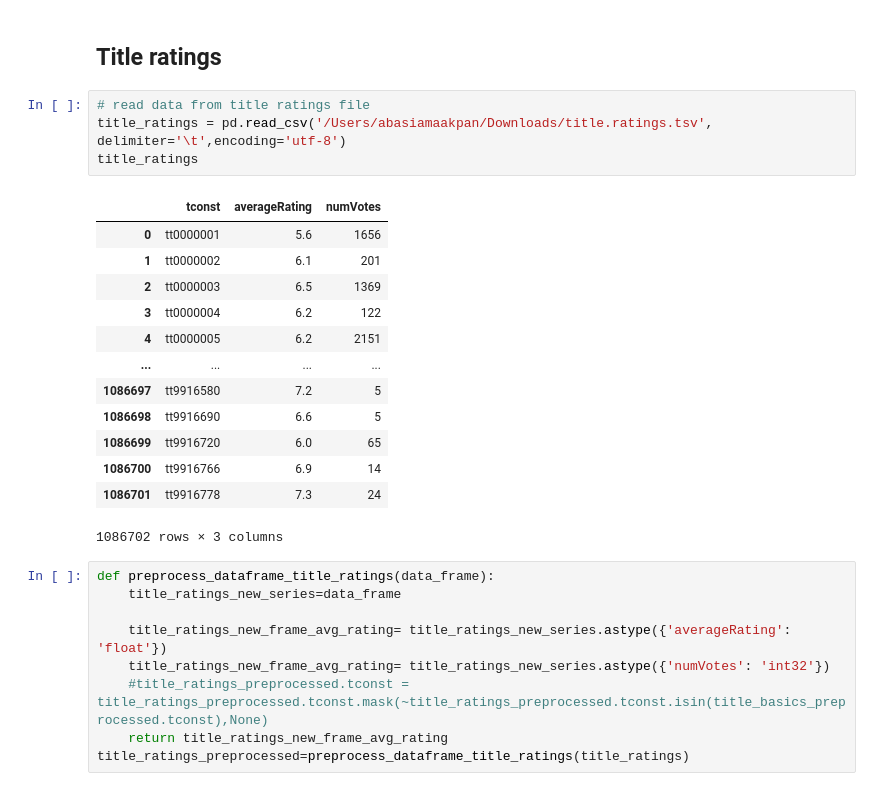
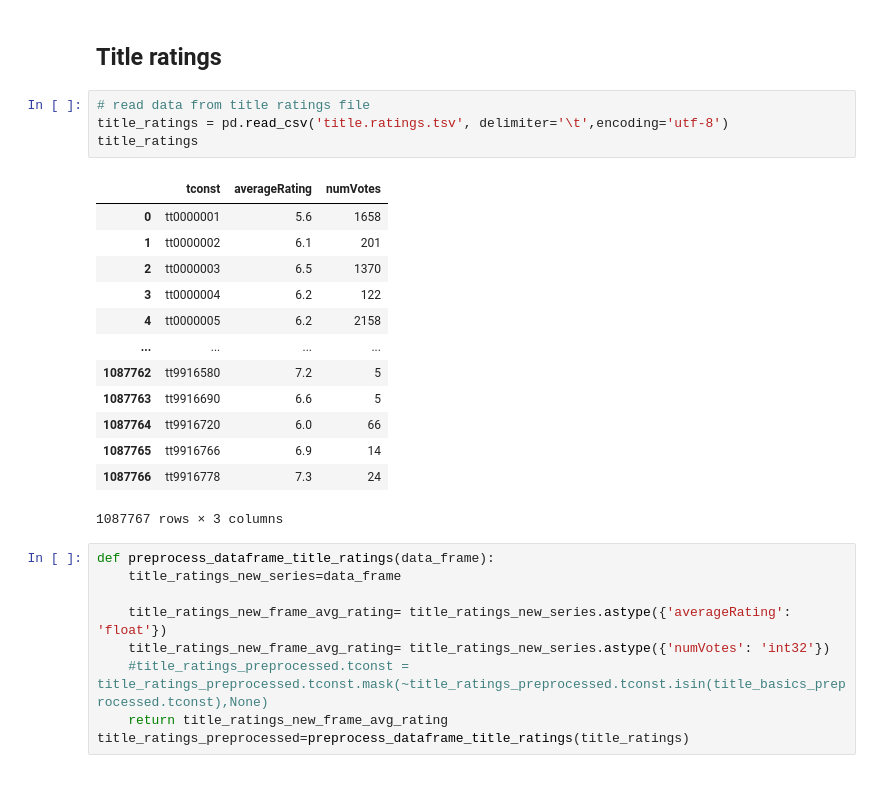
Before and after one commit to abasiamaakpan/Movie_Database_Application, a Jupyter notebook: Imdb_Database_App.ipynb, the cells around one changed output. Cells and saved outputs as stored; diff of their text form.

Commit message:
Fixed all tables

```diff
--- a/Imdb_Database_App.ipynb
+++ b/Imdb_Database_App.ipynb
@@ -410,22 +401,22 @@ del df
 ## Title ratings ##
 # %%
 # read data from title ratings file
-title_ratings = pd.read_csv('/Users/abasiamaakpan/Downloads/title.ratings.tsv', delimiter='\t',encoding='utf-8')
+title_ratings = pd.read_csv('title.ratings.tsv', delimiter='\t',encoding='utf-8')
 title_ratings
 # %% [output]
 |  | tconst | averageRating | numVotes |
-| 0 | tt0000001 | 5.6 | 1656 |
+| 0 | tt0000001 | 5.6 | 1658 |
 | 1 | tt0000002 | 6.1 | 201 |
-| 2 | tt0000003 | 6.5 | 1369 |
+| 2 | tt0000003 | 6.5 | 1370 |
 | 3 | tt0000004 | 6.2 | 122 |
-| 4 | tt0000005 | 6.2 | 2151 |
+| 4 | tt0000005 | 6.2 | 2158 |
 | ... | ... | ... | ... |
-| 1086697 | tt9916580 | 7.2 | 5 |
-| 1086698 | tt9916690 | 6.6 | 5 |
-| 1086699 | tt9916720 | 6.0 | 65 |
-| 1086700 | tt9916766 | 6.9 | 14 |
-| 1086701 | tt9916778 | 7.3 | 24 |
+| 1087762 | tt9916580 | 7.2 | 5 |
+| 1087763 | tt9916690 | 6.6 | 5 |
+| 1087764 | tt9916720 | 6.0 | 66 |
+| 1087765 | tt9916766 | 6.9 | 14 |
+| 1087766 | tt9916778 | 7.3 | 24 |
-1086702 rows × 3 columns
+1087767 rows × 3 columns
 # %%
 def preprocess_dataframe_title_ratings(data_frame):
     title_ratings_new_series=data_frame
```
Also changed, not shown: parts of 23 cells of this notebook.
